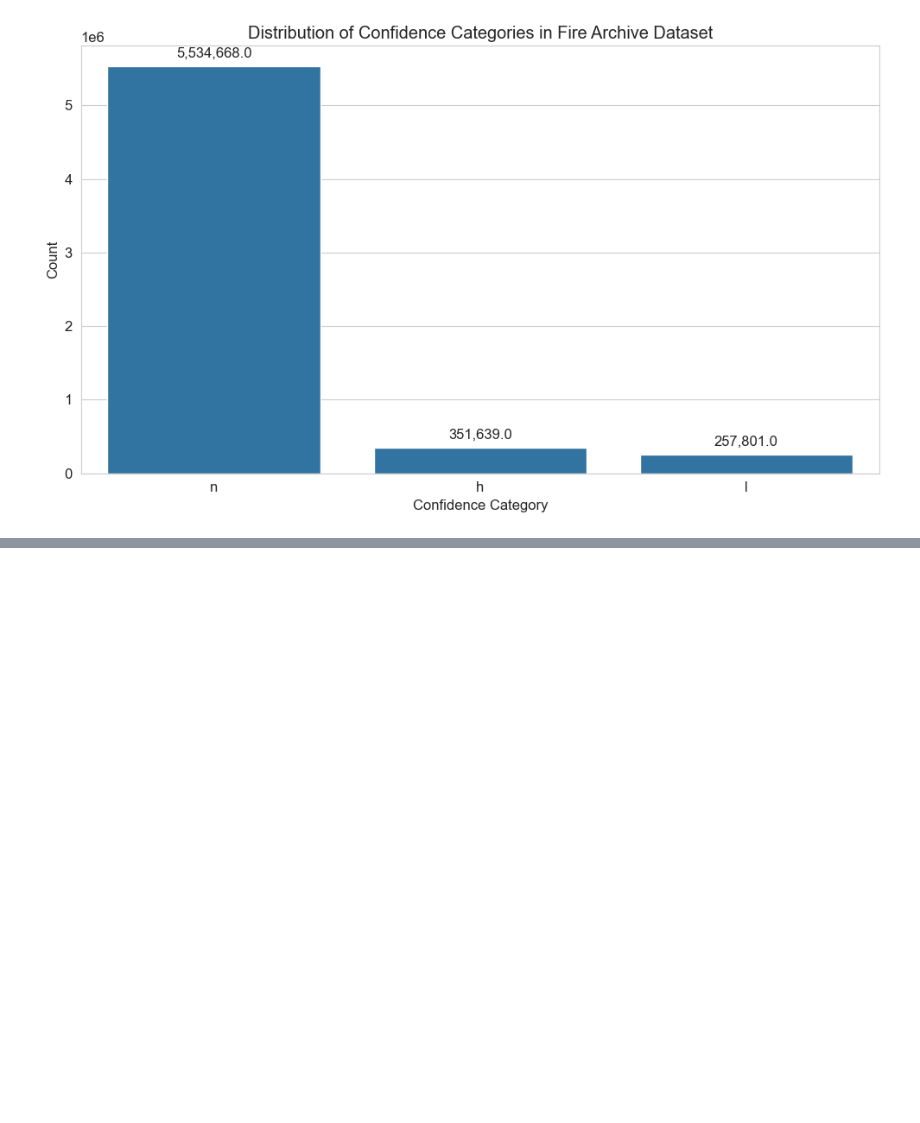
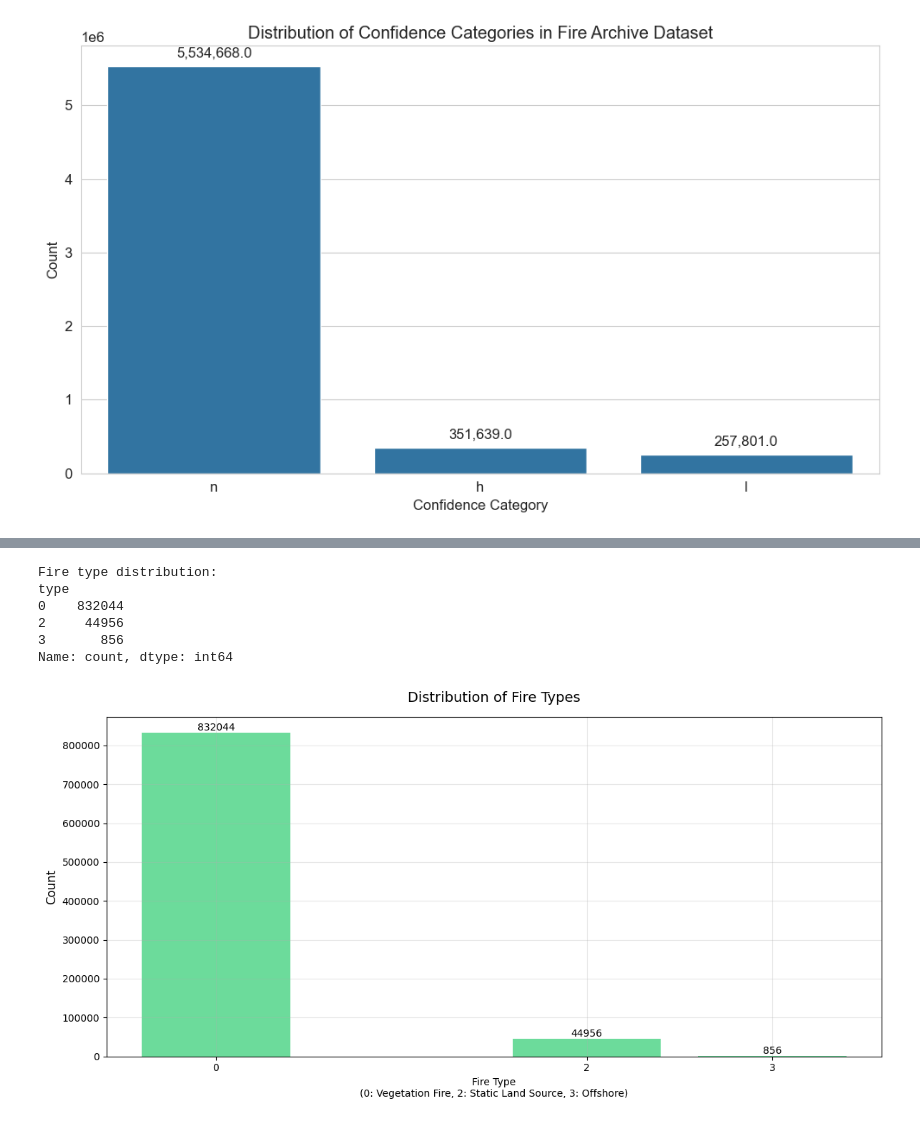
Before and after one commit to yosefsamir/wildfire_prediction, a Jupyter notebook: notebooks/visualize_fire_data.ipynb, the cells around one changed output, grey strips where cells are left out. Cells and saved outputs as stored; diff of their text form; code cells hidden in the pictures; blank space fills up the shorter version.

```diff
--- a/notebooks/visualize_fire_data.ipynb
+++ b/notebooks/visualize_fire_data.ipynb
@@ -297,0 +356,43 @@ Visualization saved to: d:\college\computer science level 3\second term\data sci
+# %%
+# First, let's see the actual distribution
+print("Fire type distribution:")
+print(df['type'].value_counts().sort_index())
+
+# Set the style to a default matplotlib style
+plt.style.use('default')
+
+# Create figure with larger size
+plt.figure(figsize=(12, 6))
+
+# Sort the type counts by index to maintain consistent order (0, 2, 3)
+type_counts = df['type'].value_counts().sort_index()
+
+# Create the bar plot with custom colors and style
+plt.bar(type_counts.index, type_counts.values, color='#2ecc71', alpha=0.7)
+
+# Customize the plot
+plt.title('Distribution of Fire Types', fontsize=14, pad=15)
+plt.xlabel('Fire Type\n(0: Vegetation Fire, 2: Static Land Source, 3: Offshore)', fontsize=10)
+plt.ylabel('Count', fontsize=12)
+plt.grid(True, alpha=0.3)
+
+# Set x-ticks to show only types 0, 2, and 3
+plt.xticks([0, 2, 3])
+
+# Add value labels on top of each bar
+for i, v in zip(type_counts.index, type_counts.values):
+    plt.text(i, v, str(v), ha='center', va='bottom')
+
+# Adjust layout to prevent label cutoff
+plt.tight_layout()
+
+# Show the plot
+plt.show()
+# %% [output]
+Fire type distribution:
+type
+0    832044
+2     44956
+3       856
+Name: count, dtype: int64
+[figure, added]
```
Also changed, not shown: parts of 6 cells of this notebook, 8 other files.
